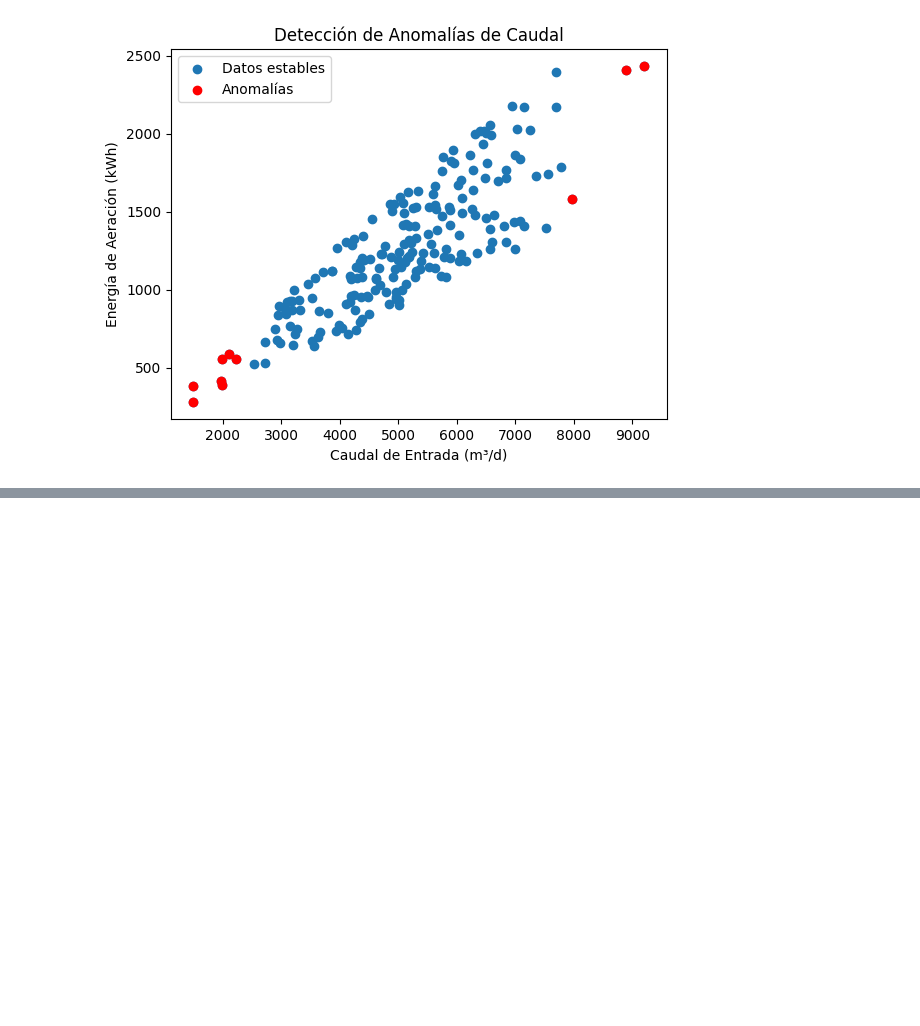
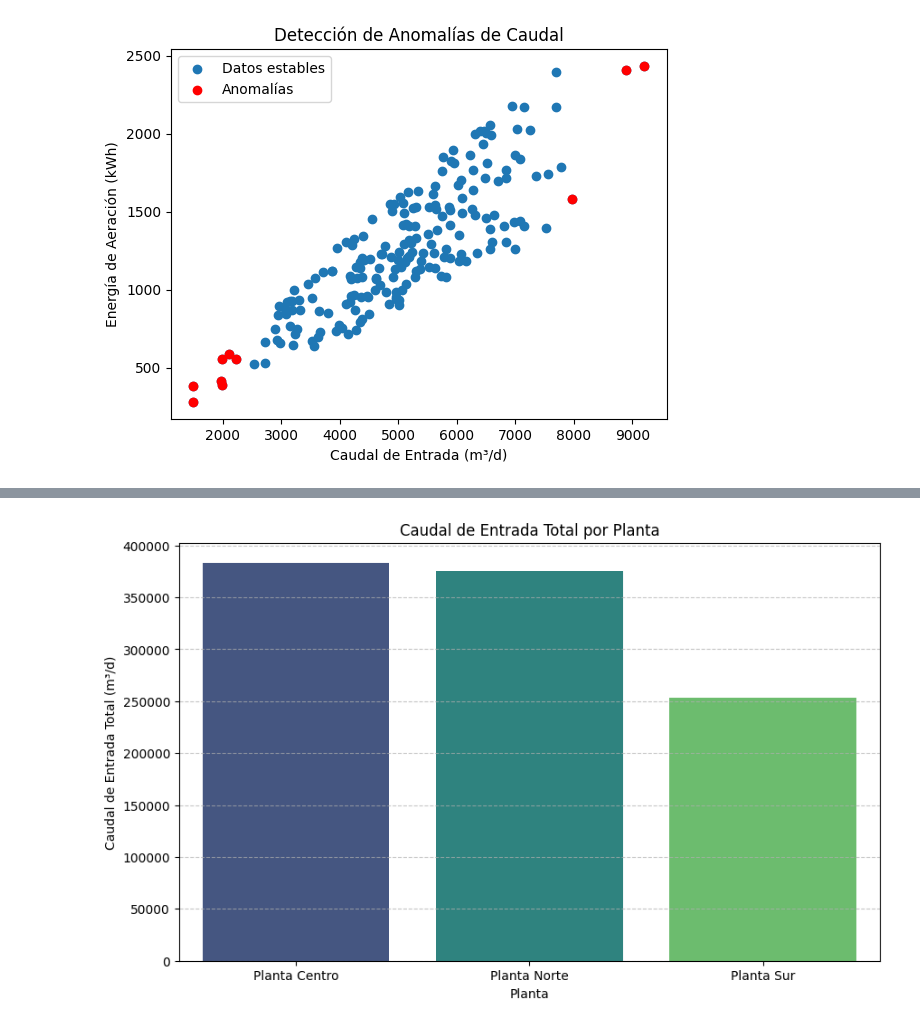
Before and after one commit to amida96/ciencia-de-datos-semana-8, a Jupyter notebook: ciencia_de_datos_sem_8.ipynb, the cells around one changed output, grey strips where cells are left out. Saved outputs shown, nothing was run; the diff lists cells and outputs as text; code cells hidden in the pictures; blank space fills up the shorter version.

```diff
--- a/ciencia_de_datos_sem_8.ipynb
+++ b/ciencia_de_datos_sem_8.ipynb
@@ -209,0 +226,16 @@ plt.show()
+# %%
+import matplotlib.pyplot as plt
+import seaborn as sns
+
+# Agrupar por planta y calcular el total de caudal de entrada
+caudal_por_planta = data_operativa.groupby('planta')['caudal_entrada_m3_d'].sum().reset_index()
+
+plt.figure(figsize=(10, 6))
+sns.barplot(x='planta', y='caudal_entrada_m3_d', data=caudal_por_planta, palette='viridis', hue='planta', legend=False)
+plt.title('Caudal de Entrada Total por Planta')
+plt.xlabel('Planta')
+plt.ylabel('Caudal de Entrada Total (m³/d)')
+plt.grid(axis='y', linestyle='--', alpha=0.7)
+plt.show()
+# %% [output]
+[figure, added]
```
Also changed, not shown: parts of 5 cells of this notebook.
